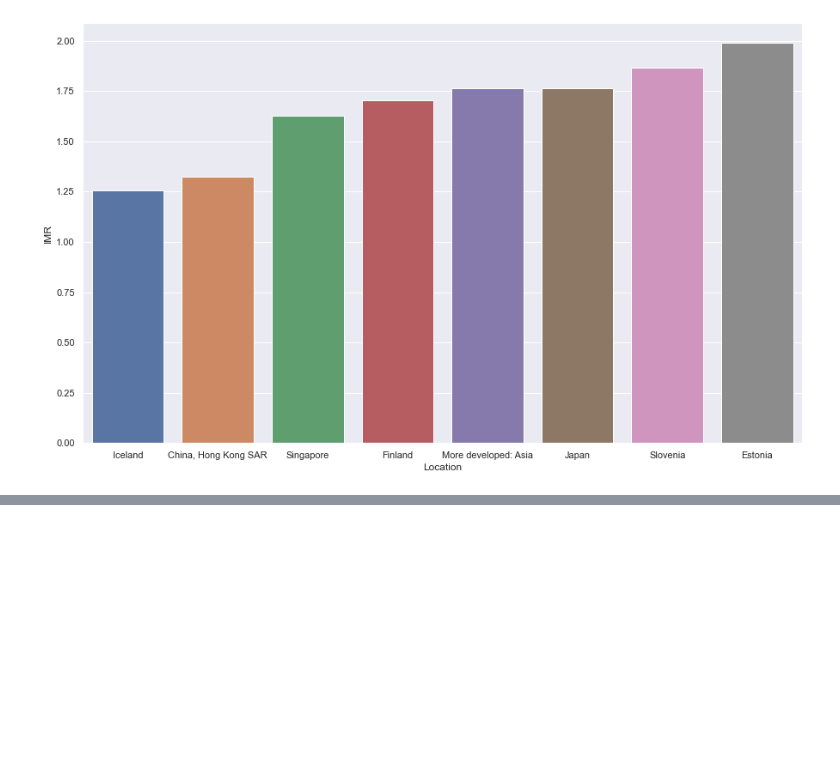
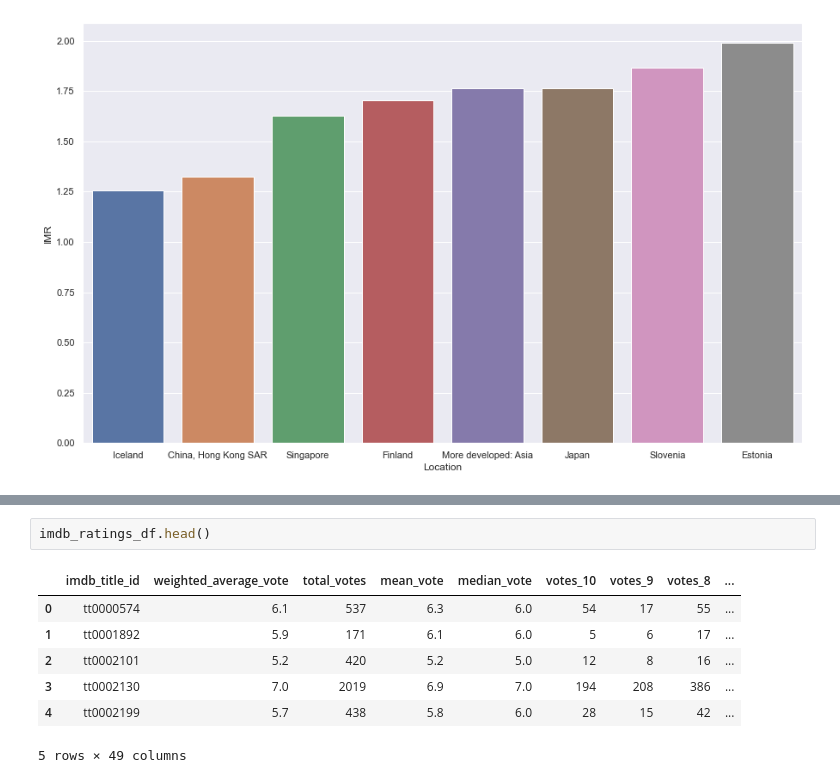
Before and after one commit to billbai0102/Callysto-Hackathon-2020, a Jupyter notebook: submission.ipynb, the cells around one changed output, grey strips where cells are left out. Cells and saved outputs as stored; diff of their text form; blank space fills up the shorter version.

```diff
--- a/submission.ipynb
+++ b/submission.ipynb
@@ -202,0 +220,10 @@ ax = sns.barplot('Location', 'IMR', data=nrr_top10.loc[nrr_top10['Location'].isi
+# %%
+imdb_ratings_df.head()
+# %% [output]
+|  | imdb_title_id | weighted_average_vote | total_votes | mean_vote | median_vote | votes_10 | votes_9 | votes_8 | ... |
+| 0 | tt0000574 | 6.1 | 537 | 6.3 | 6.0 | 54 | 17 | 55 | ... |
+| 1 | tt0001892 | 5.9 | 171 | 6.1 | 6.0 | 5 | 6 | 17 | ... |
+| 2 | tt0002101 | 5.2 | 420 | 5.2 | 5.0 | 12 | 8 | 16 | ... |
+| 3 | tt0002130 | 7.0 | 2019 | 6.9 | 7.0 | 194 | 208 | 386 | ... |
+| 4 | tt0002199 | 5.7 | 438 | 5.8 | 6.0 | 28 | 15 | 42 | ... |
+5 rows × 49 columns
```
Also changed, not shown: parts of 9 cells of this notebook.
